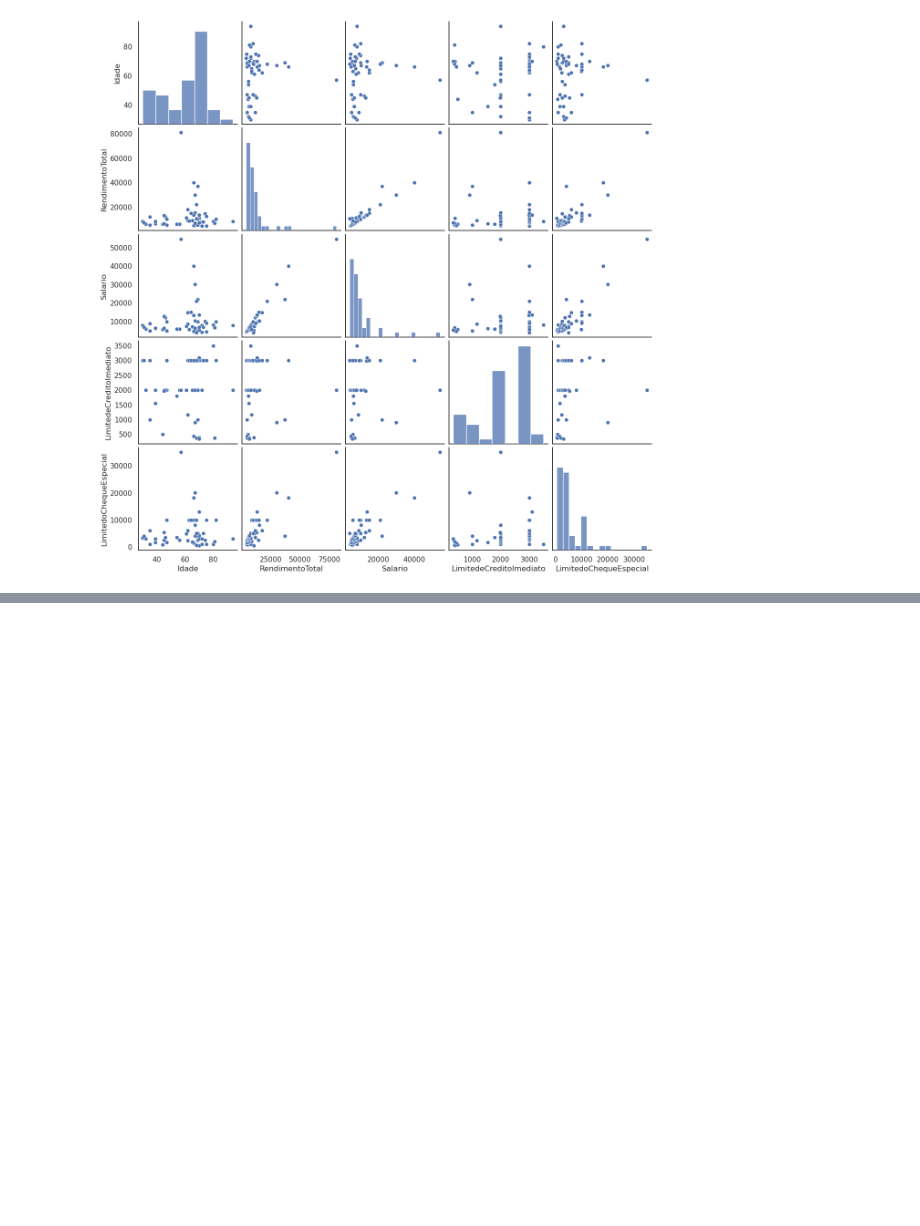
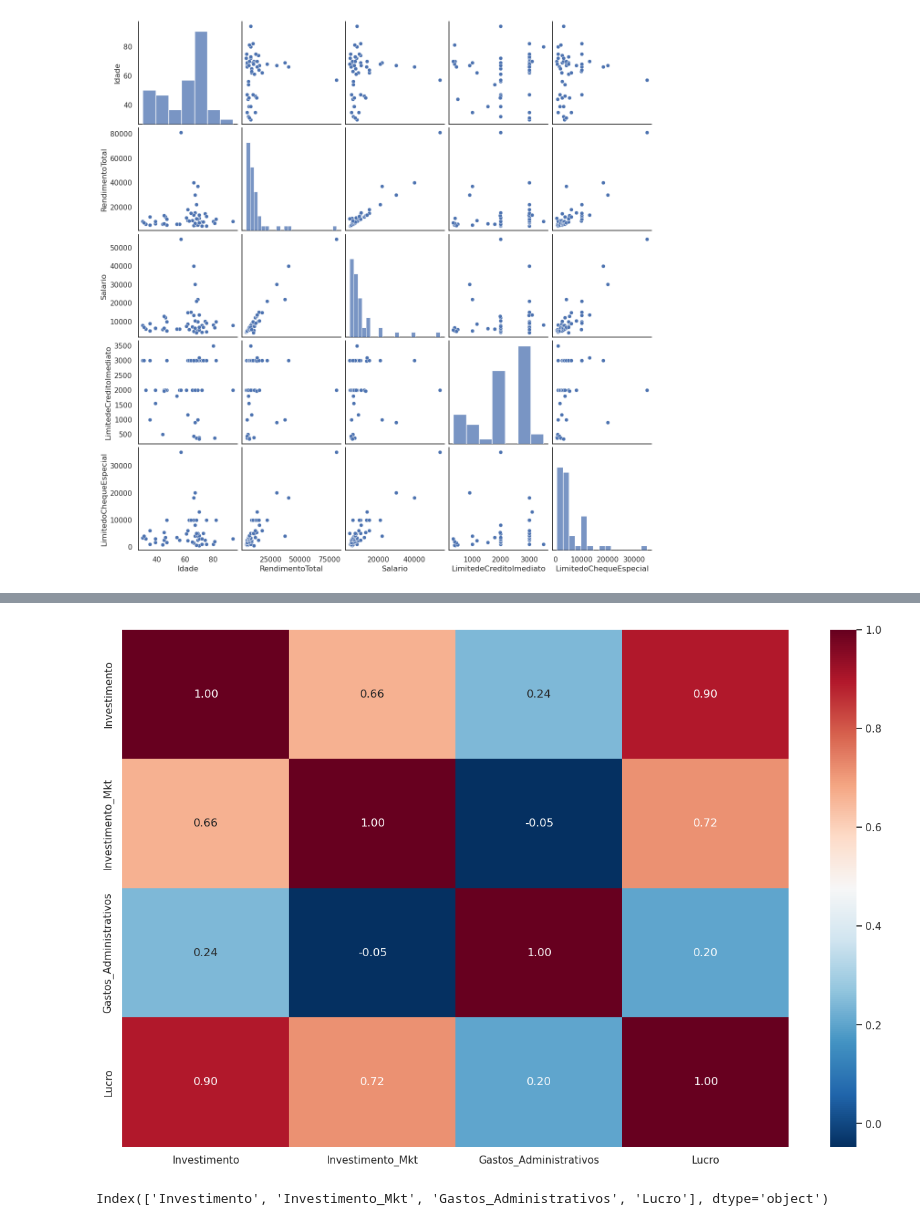
Before and after one commit to SamuelBarbosaDev/DataExpert, a Jupyter notebook: core/core/slots/7/main.ipynb, the cells around one changed output, grey strips where cells are left out. Drawn from its saved outputs; the diff is of its cells as text; code cells hidden in the pictures; blank space fills up the shorter version.

```diff
--- a/core/core/slots/7/main.ipynb
+++ b/core/core/slots/7/main.ipynb
@@ -527,0 +626,8 @@ strong multicollinearity or other numerical problems.
+# %%
+exercícios_regressão_linear_múltipla.gráfico_de_correlação_heatmap(dataframe=df_lucro)
+# %% [output]
+[figure, added]
+# %%
+df_lucro.columns
+# %% [output]
+Index(['Investimento', 'Investimento_Mkt', 'Gastos_Administrativos', 'Lucro'], dtype='object')
```
Also changed, not shown: parts of 47 cells of this notebook, 3 other files.
